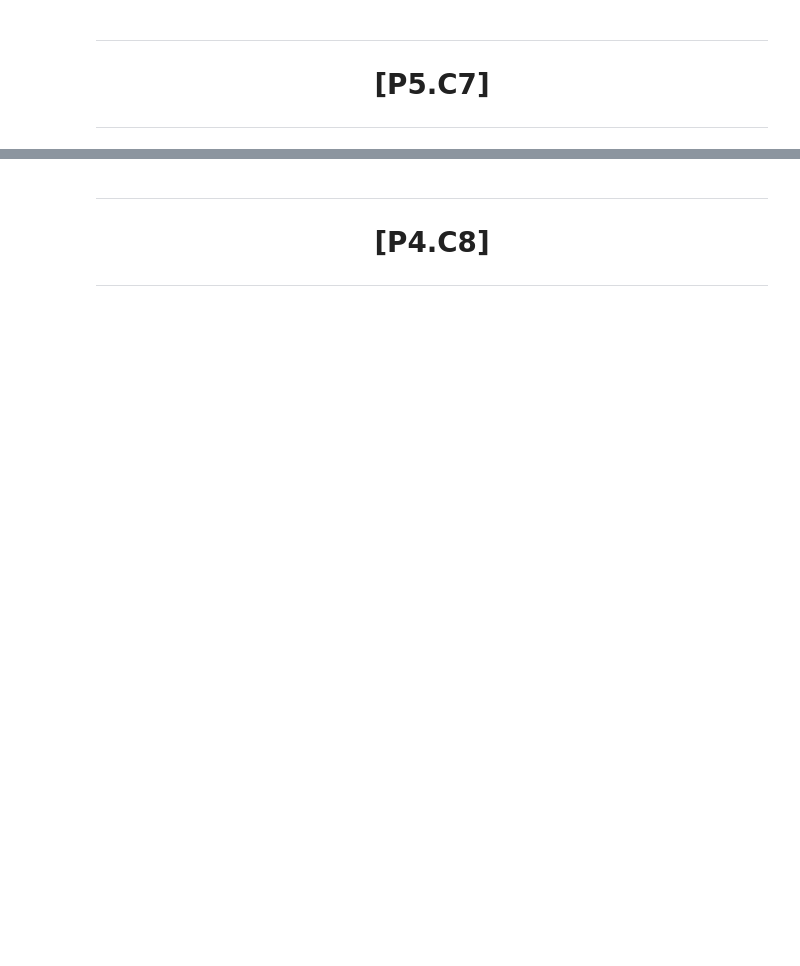
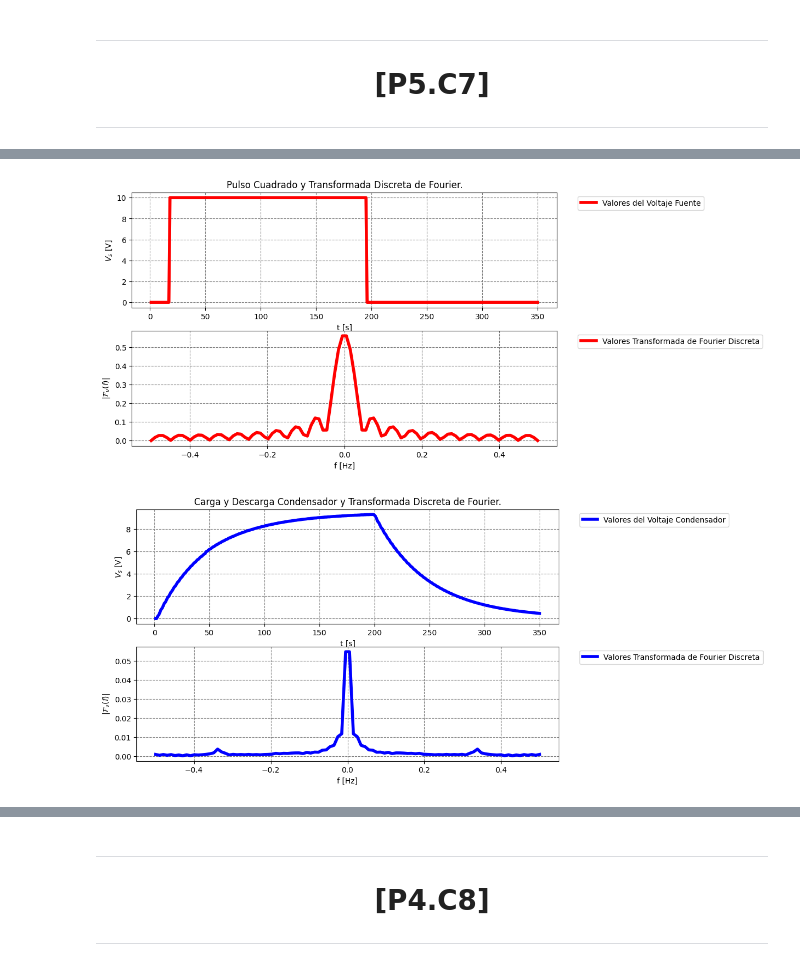
Before and after one commit to WetZap/Practicas-Circuitos, a Jupyter notebook: Practicas/Sesion 5/QuintaSesion.ipynb, the cells around one changed output, grey strips where cells are left out. Drawn from its saved outputs; the diff is of its cells as text; code cells hidden in the pictures; blank space fills up the shorter version.

Commit message:
Restante Ultima Parte

```diff
--- a/Practicas/Sesion 5/QuintaSesion.ipynb
+++ b/Practicas/Sesion 5/QuintaSesion.ipynb
@@ -456,6 +483,86 @@ def FuncionVoltageFue(t):
         return(10)
     elif t >= Tiempo1:
         return 0.0
+# %%
+VoltajeFuenteLista=[]
+
+FourierVoltajeConde = []
+FourierVoltajeFuente = []
+
+ModuloFuncionCondensador = []
+ModuloFuente = []
+
+FaseFuncionCondensador = []
+FaseFuente = []
+
+frec = np.linspace(-0.5,0.5,100)
+
+for i in Tiempo:
+    VoltajeFuenteLista.append(FuncionVoltageFue(i))
+VoltajeFuenteLista = np.array(VoltajeFuenteLista)
+
+# Calculamos la Transformada discreta de Fourier
+for i in frec:
+    FourierVoltajeConde.append(Fourier(VoltajeCondensador,Tiempo,i))
+    FourierVoltajeFuente.append(Fourier(VoltajeFuenteLista,Tiempo,i))
+
+for i in FourierVoltajeConde:
+    ModuloFuncionCondensador.append(np.abs(i))
+    FaseFuncionCondensador.append(np.angle(i))
+
+for i in FourierVoltajeFuente:
+    ModuloFuente.append(np.abs(i))
+    FaseFuente.append(np.angle(i))
+
+#----------------------------------------------------------------------------------------------------------------------------------
+# Parte Fuente
+#----------------------------------------------------------------------------------------------------------------------------------
+#
+plt.figure(figsize=(10, 6))
+plt.subplot(2, 1, 1)
+plt.plot(Tiempo, VoltajeFuenteLista,label="Valores del Voltaje Fuente",color="red",lw=4)
+
+plt.title(r"Pulso Cuadrado y Transformada Discreta de Fourier.")
+plt.xlabel(r"t [s]")
+plt.ylabel(r"$V_s$ [V]")
+plt.legend(bbox_to_anchor=(1.04, 1), loc="upper left")
+plt.grid(True, which="both", linestyle="--", color="gray")
+
+plt.subplot(2, 1, 2)
+plt.plot(frec, ModuloFuente,label="Valores Transformada de Fourier Discreta",color="red",lw=4)
+plt.ylabel(r"$|\mathcal{F}_\nu (f)|$")
+plt.xlabel("f [Hz]")
+plt.grid(True, which="both", linestyle="--", color="gray")
+plt.legend(bbox_to_anchor=(1.04, 1), loc="upper left")
+
+plt.show()
+
+
+#----------------------------------------------------------------------------------------------------------------------------------
+# Parte Condensador
+#----------------------------------------------------------------------------------------------------------------------------------
+
+plt.figure(figsize=(10, 6))
+plt.subplot(2, 1, 1)
+plt.plot(Tiempo, VoltajeCondensador,label="Valores del Voltaje Condensador",color="blue",lw=4)
+
+plt.title(r"Carga y Descarga Condensador y Transformada Discreta de Fourier.")
+plt.xlabel(r"t [s]")
+plt.ylabel(r"$V_s$ [V]")
+plt.legend(bbox_to_anchor=(1.04, 1), loc="upper left")
+plt.grid(True, which="both", linestyle="--", color="gray")
+
+plt.subplot(2, 1, 2)
+plt.plot(frec, ModuloFuncionCondensador,label="Valores Transformada de Fourier Discreta",color="blue",lw=4)
+plt.ylabel(r"$|\mathcal{F}_\nu (f)|$")
+plt.xlabel("f [Hz]")
+plt.grid(True, which="both", linestyle="--", color="gray")
+plt.legend(bbox_to_anchor=(1.04, 1), loc="upper left")
+
+plt.show()
+# %% [output]
+[figure, added]
+[figure, added]
 # %%
 VoltajeFuenteLista=[]
 
```
Also changed, not shown: parts of 19 cells of this notebook.
